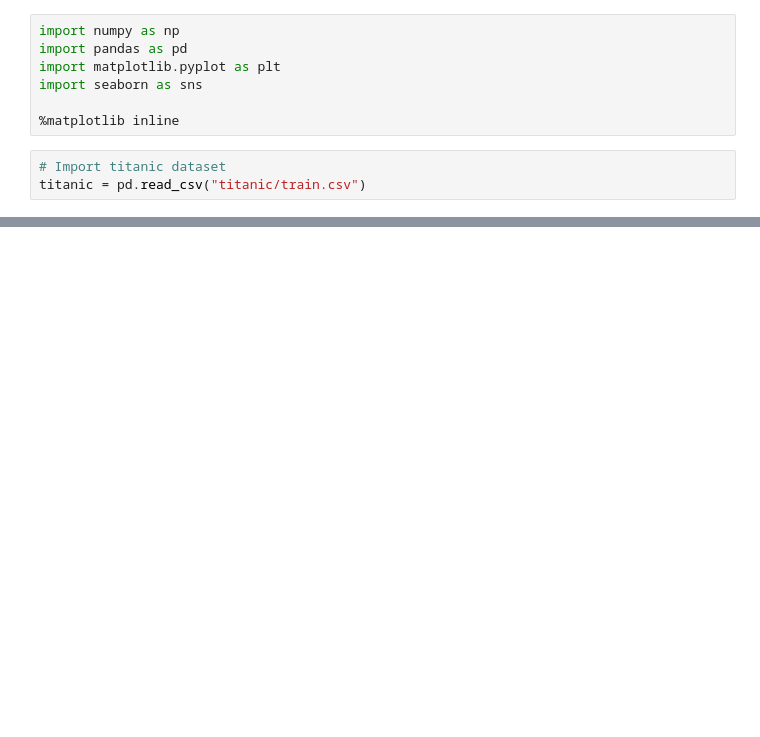
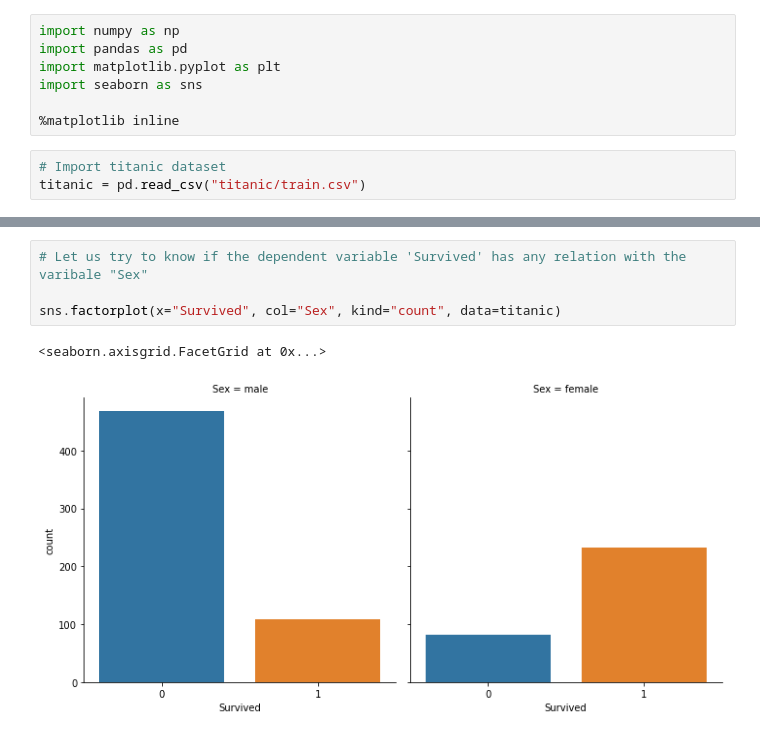
Before and after one commit to m0hank/project-ml, a Jupyter notebook: Titanic dataset.ipynb, the cells around one changed output, grey strips where cells are left out. Saved outputs shown, nothing was run; the diff lists cells and outputs as text; blank space fills up the shorter version.

Commit message:
exploratate data analysis

```diff
--- a/Titanic dataset.ipynb
+++ b/Titanic dataset.ipynb
@@ -19,0 +83,7 @@ titanic.head()
+# %%
+# Let us try to know if the dependent variable 'Survived' has any relation with the varibale "Sex"
+
+sns.factorplot(x="Survived", col="Sex", kind="count", data=titanic)
+# %% [output]
+<seaborn.axisgrid.FacetGrid at 0x...>
+[figure, added]
```
Also changed, not shown: parts of 14 cells of this notebook.
